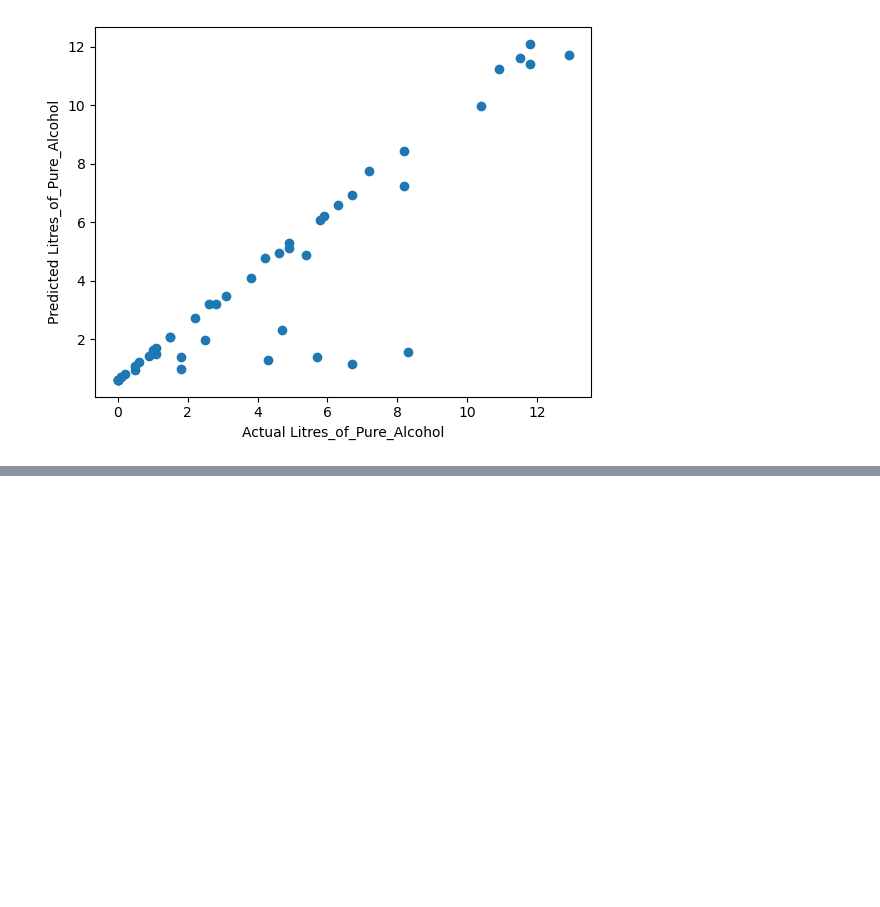
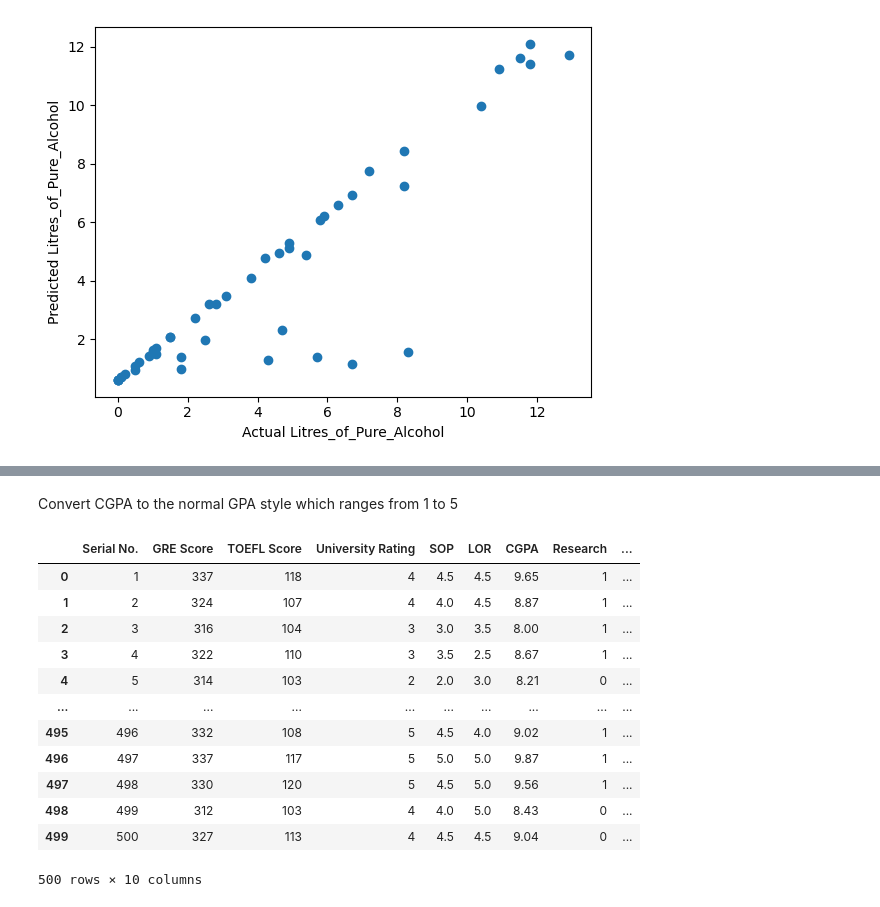
Before and after one commit to OtaSteven/CSC177_Proj, a Jupyter notebook: Linear_Regression/linear_regression.ipynb, the cells around one changed output, grey strips where cells are left out. Cells and saved outputs as stored; diff of their text form; code cells hidden in the pictures; blank space fills up the shorter version.

Commit message:
Started on part B) of the project. Used GPA, GRE, and TOEFL as independent variable and Chance of Admit is the dependent variable

```diff
--- a/Linear_Regression/linear_regression.ipynb
+++ b/Linear_Regression/linear_regression.ipynb
@@ -321,0 +324,17 @@ Text(0, 0.5, 'Predicted Litres_of_Pure_Alcohol')
+# %%
+%matplotlib inline
+import os
+import numpy as np
+import pandas as pd
+from scipy.stats import zscore
+import matplotlib.pyplot as plt
+import matplotlib.image as mpimg
+
+path = "./"
+
+filename_read = os.path.join(path,"Admission_Predict_Ver1.1_small_data_set_for_Linear_Regression.csv")
+admission_Data = pd.read_csv(filename_read, na_values=['NA','?'])
+
+print(admission_Data.shape)
+print(admission_Data.isnull().sum())
+admission_Data.head(10)
@@ -321,0 +364,21 @@ Text(0, 0.5, 'Predicted Litres_of_Pure_Alcohol')
+# %% [markdown]
+Convert CGPA to the normal GPA style which ranges from 1 to 5
+# %%
+oldRange = (admission_Data['CGPA'].max() - admission_Data['CGPA'].min())
+newRange = (5-1)
+admission_Data['New_GPA'] = round(((((admission_Data['CGPA'] - admission_Data['CGPA'].min()) * newRange) / oldRange) + 1), 2)
+admission_Data
+# %% [output]
+|  | Serial No. | GRE Score | TOEFL Score | University Rating | SOP | LOR | CGPA | Research | ... |
+| 0 | 1 | 337 | 118 | 4 | 4.5 | 4.5 | 9.65 | 1 | ... |
+| 1 | 2 | 324 | 107 | 4 | 4.0 | 4.5 | 8.87 | 1 | ... |
+| 2 | 3 | 316 | 104 | 3 | 3.0 | 3.5 | 8.00 | 1 | ... |
+| 3 | 4 | 322 | 110 | 3 | 3.5 | 2.5 | 8.67 | 1 | ... |
+| 4 | 5 | 314 | 103 | 2 | 2.0 | 3.0 | 8.21 | 0 | ... |
+| ... | ... | ... | ... | ... | ... | ... | ... | ... | ... |
+| 495 | 496 | 332 | 108 | 5 | 4.5 | 4.0 | 9.02 | 1 | ... |
+| 496 | 497 | 337 | 117 | 5 | 5.0 | 5.0 | 9.87 | 1 | ... |
+| 497 | 498 | 330 | 120 | 5 | 4.5 | 5.0 | 9.56 | 1 | ... |
+| 498 | 499 | 312 | 103 | 4 | 4.0 | 5.0 | 8.43 | 0 | ... |
+| 499 | 500 | 327 | 113 | 4 | 4.5 | 4.5 | 9.04 | 0 | ... |
+500 rows × 10 columns
```
Also changed, not shown: parts of 7 cells of this notebook, 1 other file.
